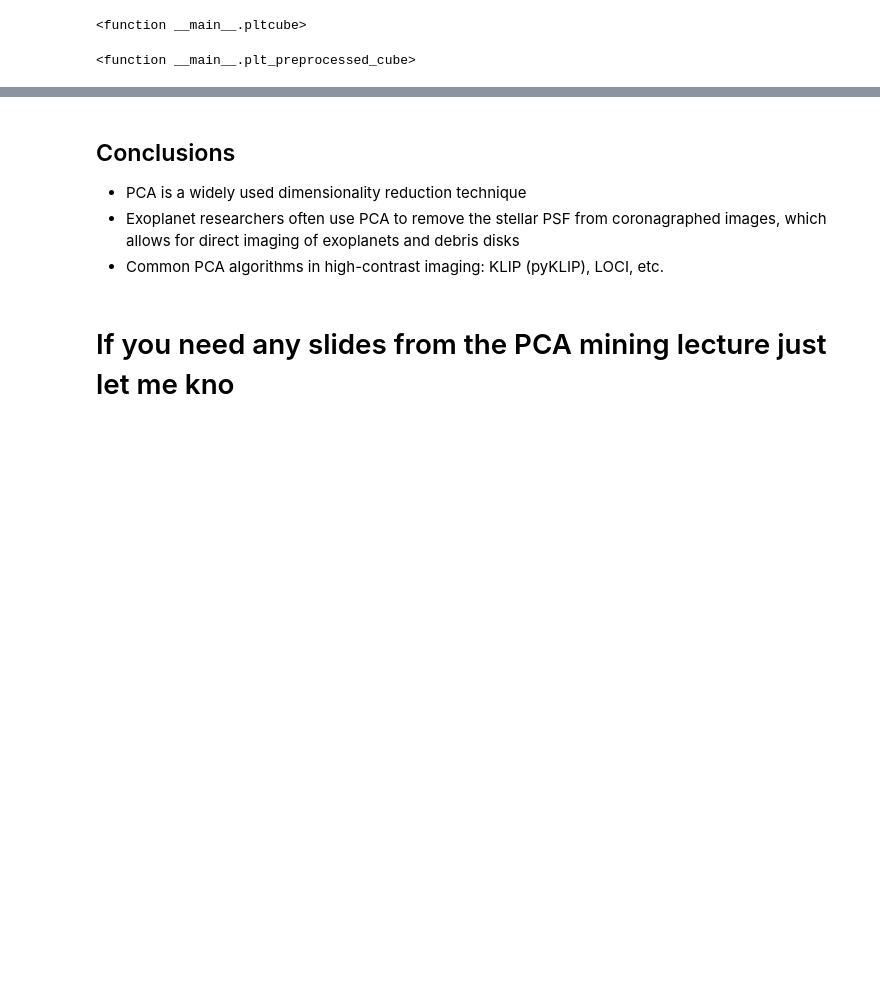
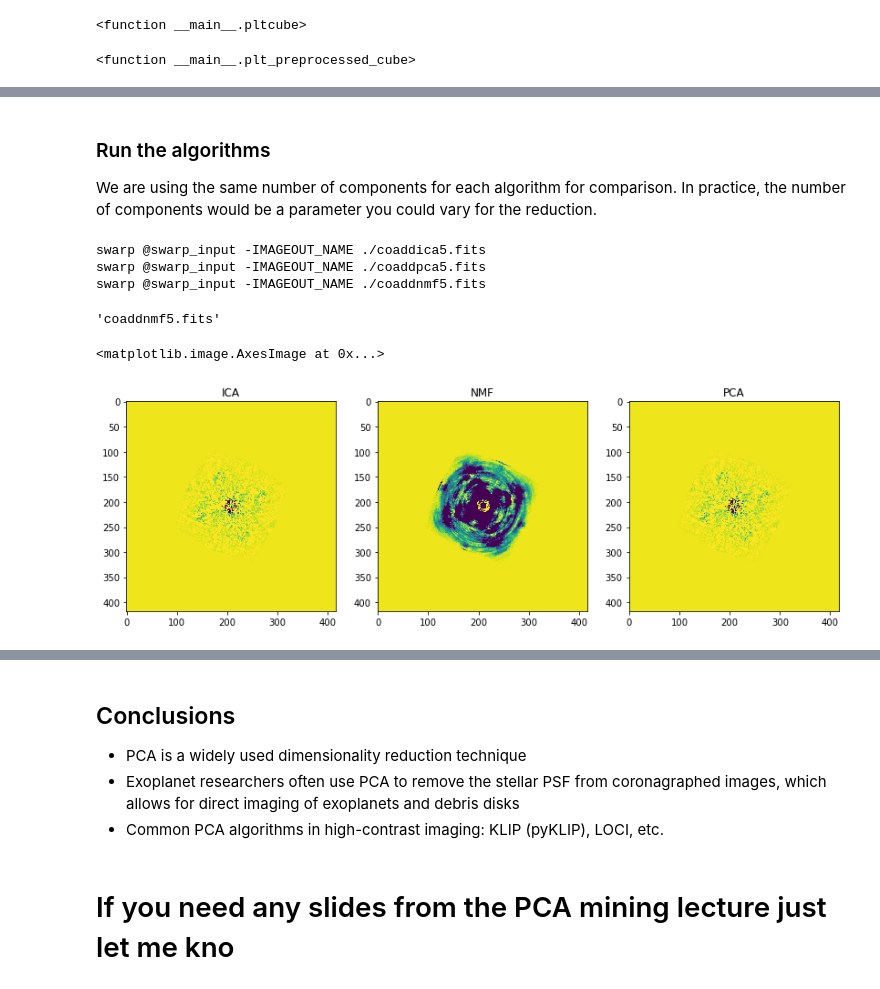
Before and after one commit to ryanboyden94/Ast-502-final-project, a Jupyter notebook: PCA_project.ipynb, the cells around one changed output, grey strips where cells are left out. Drawn from its saved outputs; the diff is of its cells as text; code cells hidden in the pictures; blank space fills up the shorter version.

```diff
--- a/PCA_project.ipynb
+++ b/PCA_project.ipynb
@@ -340,0 +422,4 @@ widgets.interact(plt_preprocessed_cube, index=(0, 36, 4))
+# %% [markdown]
+### Run the algorithms
+
+We are using the same number of components for each algorithm for comparison. In practice, the number of components would be a parameter you could vary for the reduction.
@@ -340,0 +487,38 @@ widgets.interact(plt_preprocessed_cube, index=(0, 36, 4))
+# %%
+show_results(method='ica', n_components=5)
+show_results(method='pca', n_components=5)
+show_results(method='nmf', n_components=5)
+# %% [output]
+swarp @swarp_input -IMAGEOUT_NAME ./coaddica5.fits
+swarp @swarp_input -IMAGEOUT_NAME ./coaddpca5.fits
+swarp @swarp_input -IMAGEOUT_NAME ./coaddnmf5.fits
+'coaddnmf5.fits'
+# %%
+ica_coadd = fits.getdata('./coaddica5.fits')
+nmf_coadd = fits.getdata('./coaddnmf5.fits')
+pca_coadd = fits.getdata('./coaddpca5.fits')
+min_percentile, max_percentile = 5, 95
+vmin = min(
+    np.percentile(ica_coadd, min_percentile),
+    np.percentile(nmf_coadd, min_percentile),
+    np.percentile(pca_coadd, min_percentile)
+)
+vmax = max(
+    np.percentile(ica_coadd, max_percentile),
+    np.percentile(nmf_coadd, max_percentile),
+    np.percentile(pca_coadd, max_percentile)
+)
+# %%
+plt.figure(figsize=(14, 5))
+plt.subplot(1,3,1)
+plt.title('ICA')
+plt.imshow(ica_coadd, vmin=vmin, vmax=vmax)
+plt.subplot(1,3,2)
+plt.title('NMF')
+plt.imshow(nmf_coadd, vmin=vmin, vmax=vmax)
+plt.subplot(1,3,3)
+plt.title('PCA')
+plt.imshow(pca_coadd, vmin=vmin, vmax=vmax)
+# %% [output]
+<matplotlib.image.AxesImage at 0x...>
+[figure, added]
```
Also changed, not shown: parts of 13 cells of this notebook.
